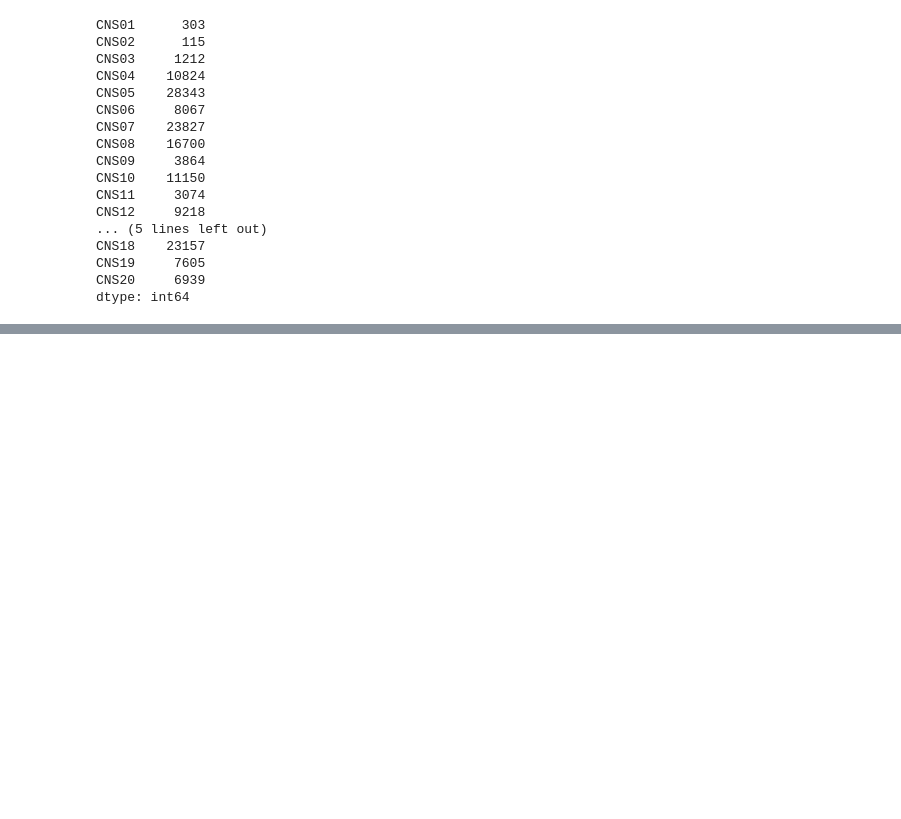
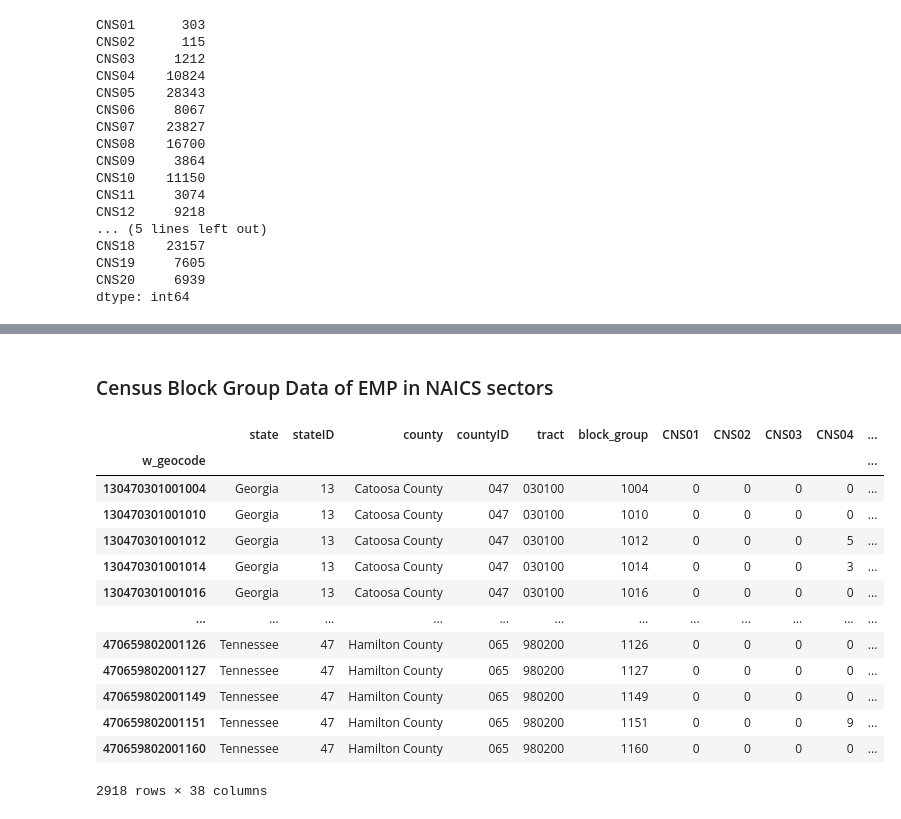
Before and after one commit to wsp-sag/client_chattanooga_rtp_update, a Jupyter notebook: Notebooks/Task 3 - Model Validation/Process_Validation_Data/Employment_LODES-WAC.ipynb, the cells around one changed output, grey strips where cells are left out. Cells and saved outputs as stored; diff of their text form; code cells hidden in the pictures; blank space fills up the shorter version.

```diff
--- a/Notebooks/Task 3 - Model Validation/Process_Validation_Data/Employment_LODES-WAC.ipynb
+++ b/Notebooks/Task 3 - Model Validation/Process_Validation_Data/Employment_LODES-WAC.ipynb
@@ -229,0 +339,57 @@ assert sum_chc_emp == sum_lodes_emp
+# %% [markdown]
+### Census Block Group Data of EMP in NAICS sectors
+# %%
+# Add 'state,' 'county, 'tract,' and 'block_group' fields
+#   and reorder the columns
+
+for_client_CNS = colsums.drop(['CS01', 'CS02'], axis=1).copy()
+
+state_FIPS = {
+    '13': 'Georgia',
+    '47': 'Tennessee'
+}
+county_FIPS = {
+    '13047': 'Catoosa County',
+    '13083': 'Dade County',
+    '13295': 'Walker County',
+    '47065': 'Hamilton County',
+}
+
+colsums['CNSTotal'] = colsums[list(LODES_EMP_CATEGORIES_WAC.keys())].aggregate('sum', axis=1)
+
+for_client_CNS['stateID'] = for_client_CNS.index.to_series().apply(lambda x: str(x)[:2])
+for_client_CNS['state'] = for_client_CNS['stateID'].apply(lambda x: state_FIPS[x])
+
+for_client_CNS['countyID'] = for_client_CNS.index.to_series().apply(lambda x: str(x)[2:5])
+for_client_CNS['county'] = for_client_CNS.index.to_series().apply(lambda x: county_FIPS[str(x)[:5]])
+
+for_client_CNS['tract'] = for_client_CNS.index.to_series().apply(lambda x: str(x)[5:11])
+for_client_CNS['block_group'] = for_client_CNS.index.to_series().apply(lambda x: str(x)[11:])
+
+reorder_cols = ['state', 'stateID', 'county', 'countyID', 'tract', 'block_group'] \
+    + list(LODES_EMP_CATEGORIES_WAC.keys()) \
+    + ['CNSTotal'] \
+    + list(CHC_EMP_TO_LODES_EMP.keys()) \
+    + ['empTotal', 'emptrn_p']
+
+output_file_CNS = os.path.join(lodes_fldr, "2018_LODES_Emp_BGroup_allEMPcats.csv")
+
+
+for_client_CNS = for_client_CNS.reindex(columns = reorder_cols)
+for_client_CNS.to_csv(output_file_CNS, columns = reorder_cols )
+for_client_CNS
+# %% [output]
+|  | state | stateID | county | countyID | tract | block_group | CNS01 | CNS02 | CNS03 | CNS04 | ... |
+| w_geocode |  |  |  |  |  |  |  |  |  |  | ... |
+| 130470301001004 | Georgia | 13 | Catoosa County | 047 | 030100 | 1004 | 0 | 0 | 0 | 0 | ... |
+| 130470301001010 | Georgia | 13 | Catoosa County | 047 | 030100 | 1010 | 0 | 0 | 0 | 0 | ... |
+| 130470301001012 | Georgia | 13 | Catoosa County | 047 | 030100 | 1012 | 0 | 0 | 0 | 5 | ... |
+| 130470301001014 | Georgia | 13 | Catoosa County | 047 | 030100 | 1014 | 0 | 0 | 0 | 3 | ... |
+| 130470301001016 | Georgia | 13 | Catoosa County | 047 | 030100 | 1016 | 0 | 0 | 0 | 0 | ... |
+| ... | ... | ... | ... | ... | ... | ... | ... | ... | ... | ... | ... |
+| 470659802001126 | Tennessee | 47 | Hamilton County | 065 | 980200 | 1126 | 0 | 0 | 0 | 0 | ... |
+| 470659802001127 | Tennessee | 47 | Hamilton County | 065 | 980200 | 1127 | 0 | 0 | 0 | 0 | ... |
+| 470659802001149 | Tennessee | 47 | Hamilton County | 065 | 980200 | 1149 | 0 | 0 | 0 | 0 | ... |
+| 470659802001151 | Tennessee | 47 | Hamilton County | 065 | 980200 | 1151 | 0 | 0 | 0 | 9 | ... |
+| 470659802001160 | Tennessee | 47 | Hamilton County | 065 | 980200 | 1160 | 0 | 0 | 0 | 0 | ... |
+2918 rows × 38 columns
```
Also changed, not shown: parts of 8 cells of this notebook, 22 other files.
